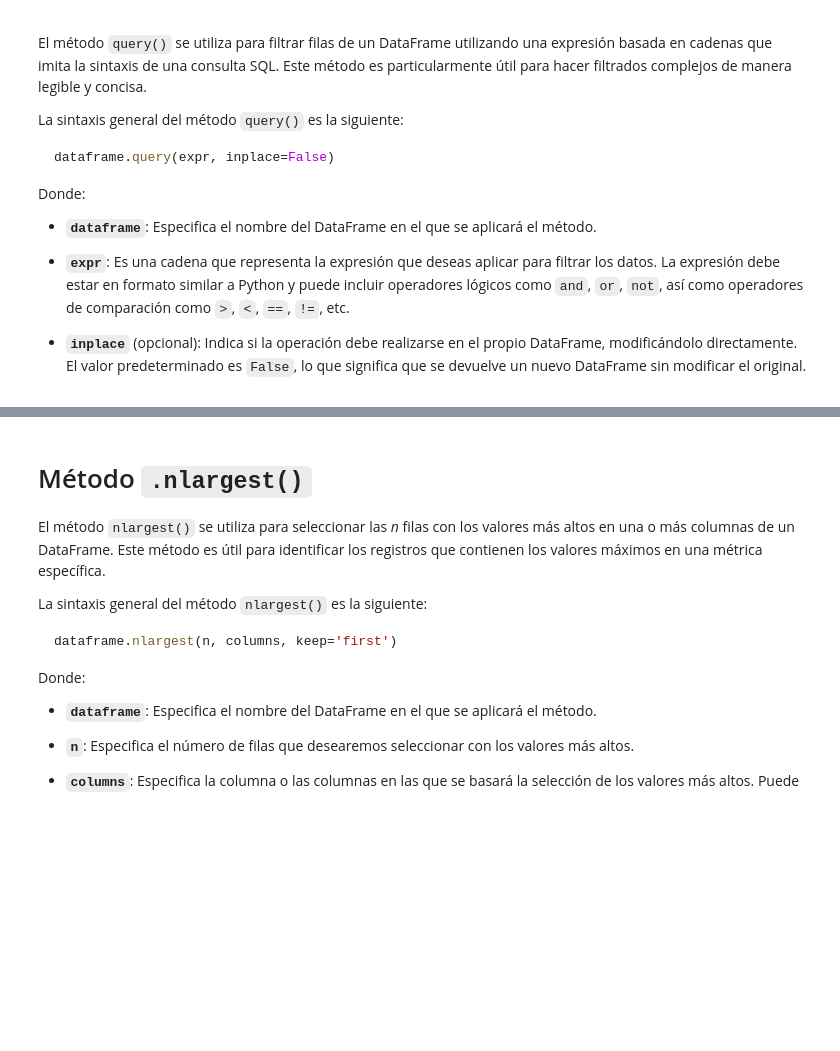
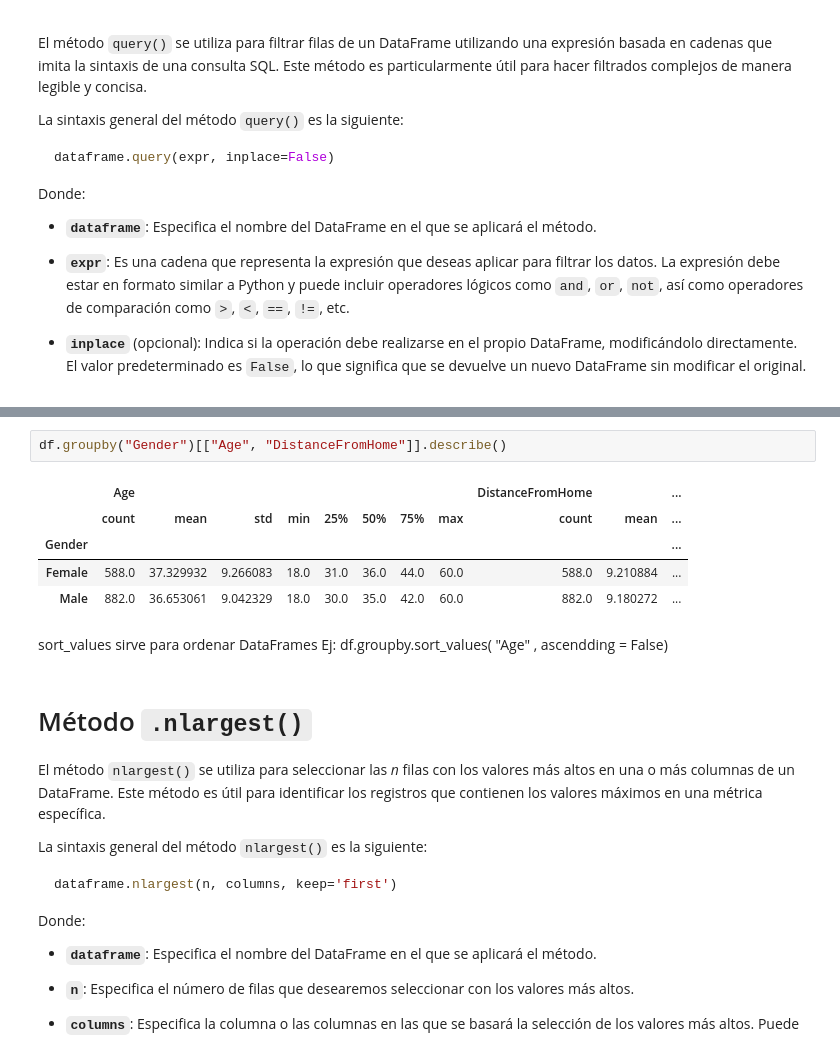
Before and after one commit to jgilsu11/Teoria, a Jupyter notebook: Modulo2/teoria/modulo2-leccion03-pandas-filtrado.ipynb, the cells around one changed output, grey strips where cells are left out. Cells and saved outputs as stored; diff of their text form; blank space fills up the shorter version.

Commit message:
Subida hasta groupby

```diff
--- a/Modulo2/teoria/modulo2-leccion03-pandas-filtrado.ipynb
+++ b/Modulo2/teoria/modulo2-leccion03-pandas-filtrado.ipynb
@@ -384,3 +549,13 @@ Donde:
+# %%
+df.groupby("Gender")[["Age", "DistanceFromHome"]].describe()
+# %% [output]
+|  | Age |  |  |  |  |  |  |  | DistanceFromHome |  | ... |
+|  | count | mean | std | min | 25% | 50% | 75% | max | count | mean | ... |
+| Gender |  |  |  |  |  |  |  |  |  |  | ... |
+| Female | 588.0 | 37.329932 | 9.266083 | 18.0 | 31.0 | 36.0 | 44.0 | 60.0 | 588.0 | 9.210884 | ... |
+| Male | 882.0 | 36.653061 | 9.042329 | 18.0 | 30.0 | 35.0 | 42.0 | 60.0 | 882.0 | 9.180272 | ... |
+# %% [markdown]
+sort_values sirve para ordenar DataFrames Ej: df.groupby.sort_values( "Age" , ascendding = False)
 # %% [markdown]
 # Método `.nlargest()`
 
```
Also changed, not shown: parts of 20 cells of this notebook.
